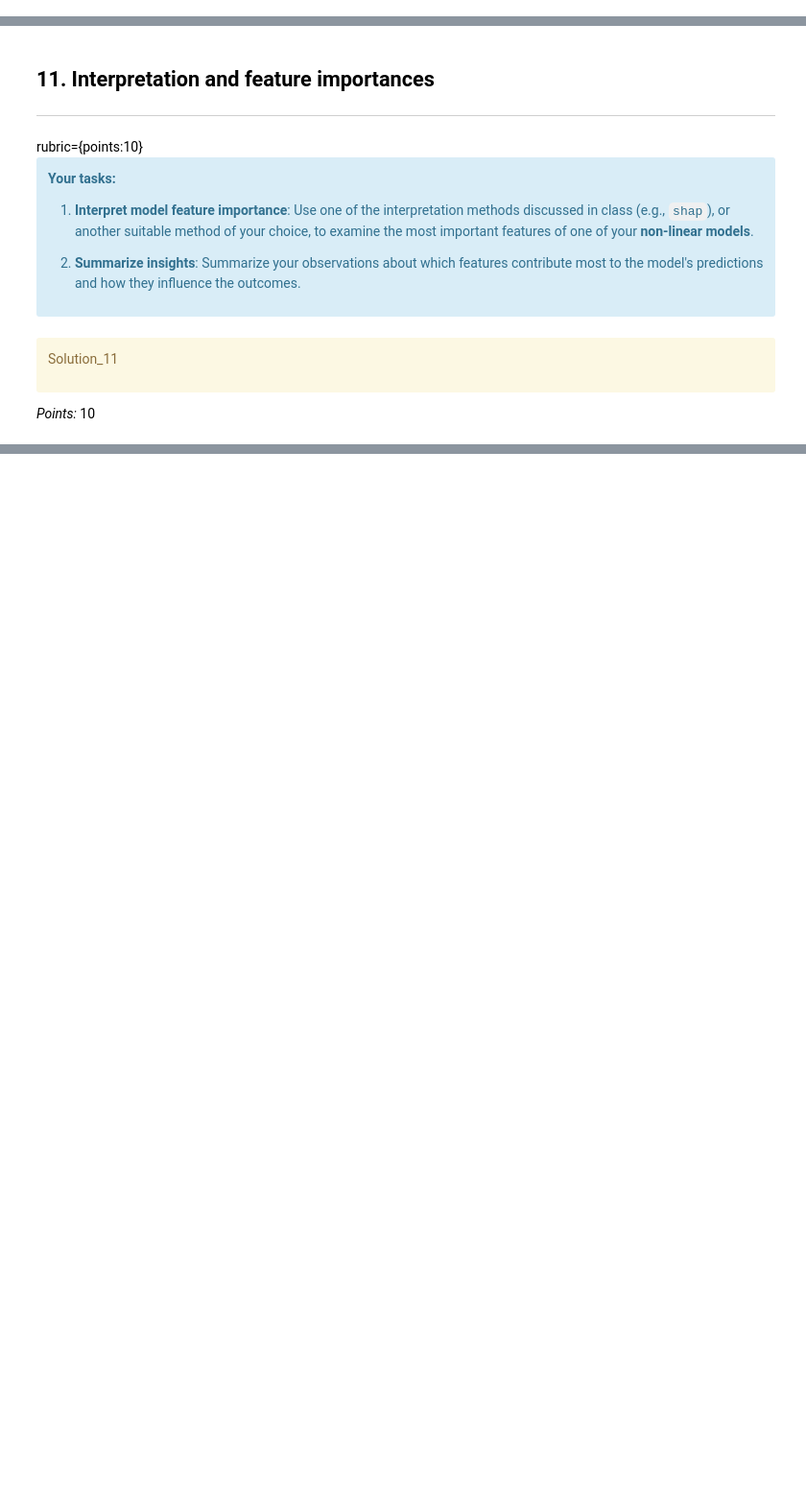
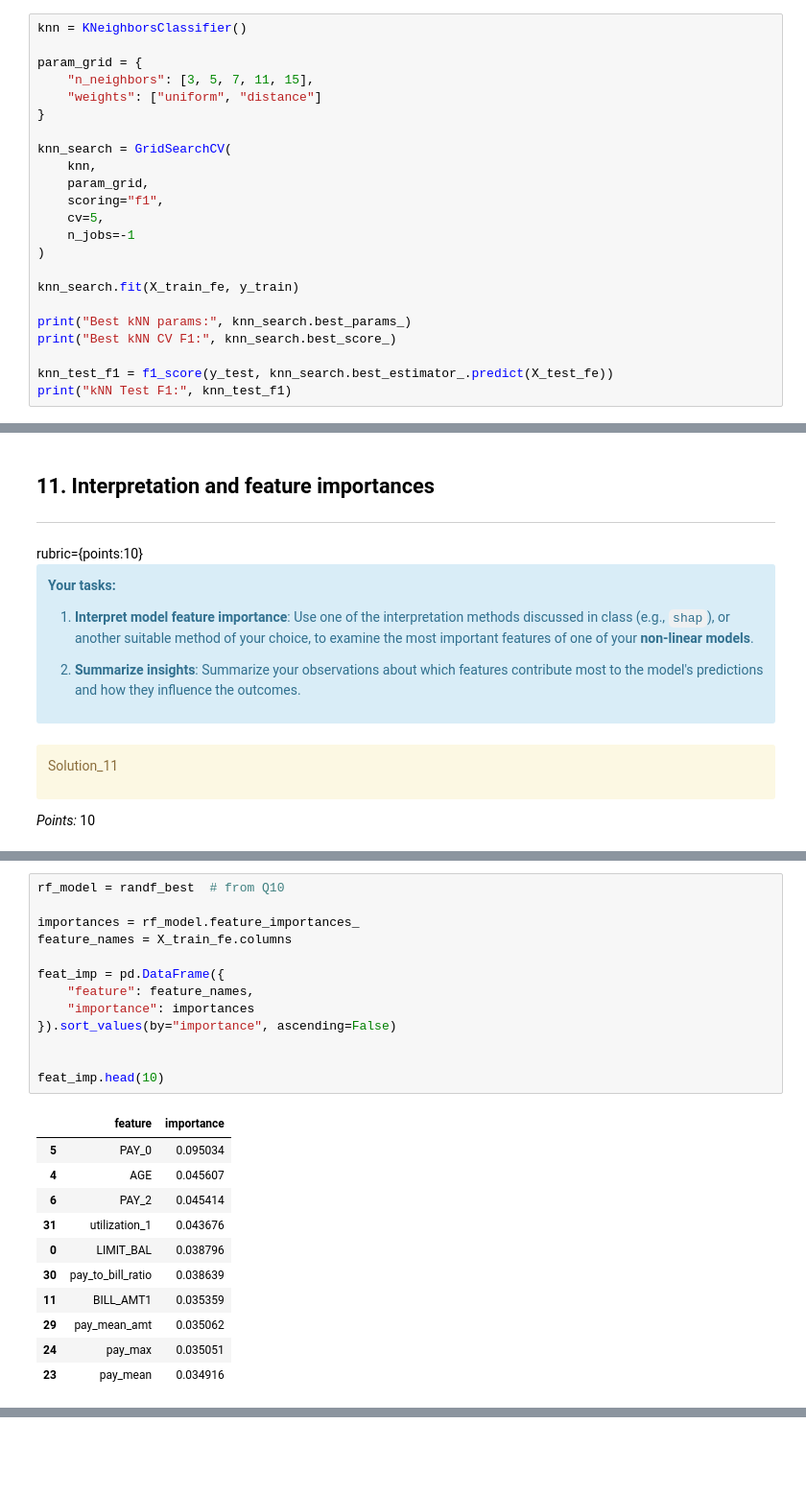
Before and after one commit to shreyab111/hw_5, a Jupyter notebook: hw5.ipynb, the cells around one changed output, grey strips where cells are left out. Shown at 96% size. Drawn from its saved outputs; the diff is of its cells as text; blank space fills up the shorter version.

```diff
--- a/hw5.ipynb
+++ b/hw5.ipynb
@@ -839,0 +935,23 @@ Ellipsis
+# %%
+knn = KNeighborsClassifier()
+
+param_grid = {
+    "n_neighbors": [3, 5, 7, 11, 15],
+    "weights": ["uniform", "distance"]
+}
+
+knn_search = GridSearchCV(
+    knn,
+    param_grid,
+    scoring="f1",
+    cv=5,
+    n_jobs=-1
+)
+
+knn_search.fit(X_train_fe, y_train)
+
+print("Best kNN params:", knn_search.best_params_)
+print("Best kNN CV F1:", knn_search.best_score_)
+
+knn_test_f1 = f1_score(y_test, knn_search.best_estimator_.predict(X_test_fe))
+print("kNN Test F1:", knn_test_f1)
@@ -910,0 +999,25 @@ Ellipsis
+# %%
+rf_model = randf_best  # from Q10
+
+importances = rf_model.feature_importances_
+feature_names = X_train_fe.columns
+
+feat_imp = pd.DataFrame({
+    "feature": feature_names,
+    "importance": importances
+}).sort_values(by="importance", ascending=False)
+
+
+feat_imp.head(10)
+# %% [output]
+|  | feature | importance |
+| 5 | PAY_0 | 0.095034 |
+| 4 | AGE | 0.045607 |
+| 6 | PAY_2 | 0.045414 |
+| 31 | utilization_1 | 0.043676 |
+| 0 | LIMIT_BAL | 0.038796 |
+| 30 | pay_to_bill_ratio | 0.038639 |
+| 11 | BILL_AMT1 | 0.035359 |
+| 29 | pay_mean_amt | 0.035062 |
+| 24 | pay_max | 0.035051 |
+| 23 | pay_mean | 0.034916 |
```
Also changed, not shown: parts of 62 cells of this notebook.
